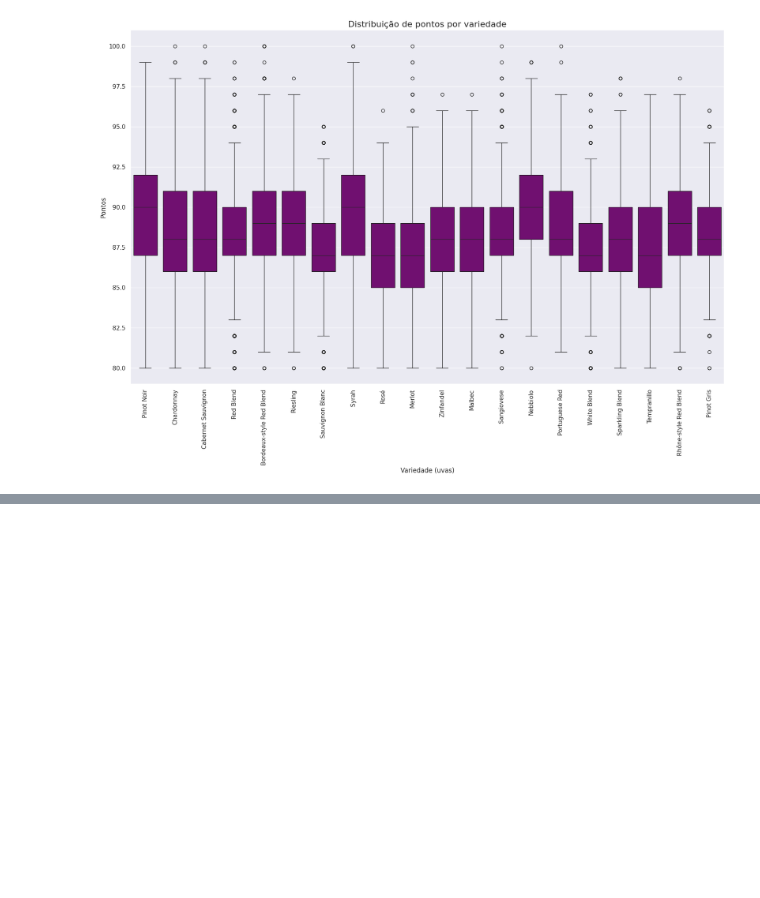
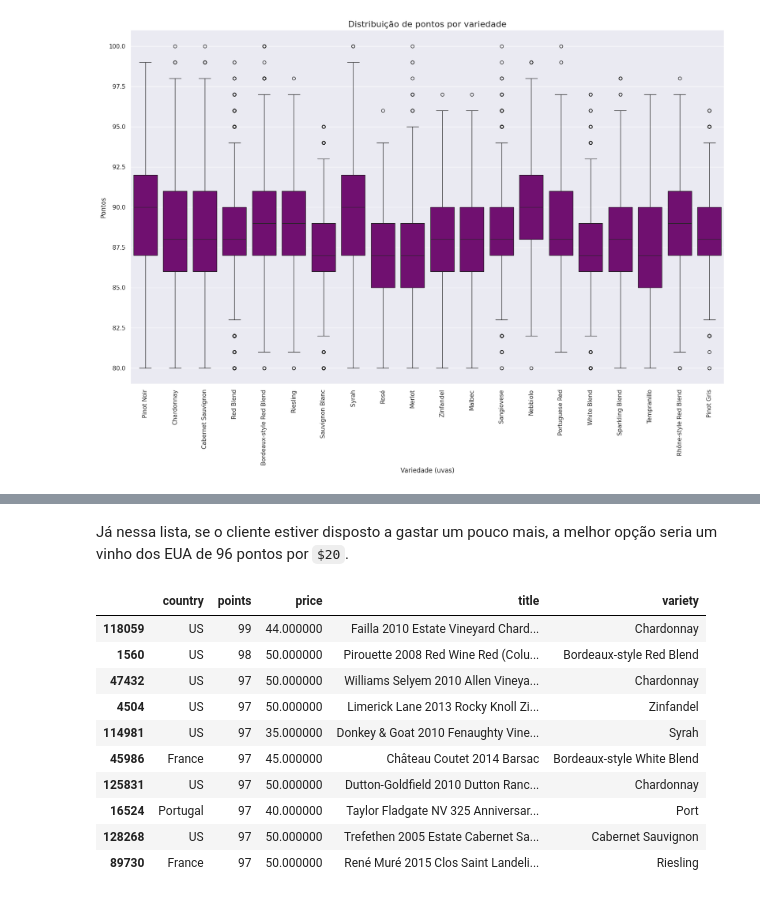
Before and after one commit to FTCLuis/Mineracao-de-Dados, a Jupyter notebook: Luis_Felipe_Laudacio.ipynb, the cells around one changed output, grey strips where cells are left out. Cells and saved outputs as stored; diff of their text form; code cells hidden in the pictures; blank space fills up the shorter version.

```diff
--- a/Luis_Felipe_Laudacio.ipynb
+++ b/Luis_Felipe_Laudacio.ipynb
@@ -514,0 +551,20 @@ vinho toda semana. Nossa tarefa agora é descobrir o melhor custo-benefício em
+# %% [markdown]
+Já nessa lista, se o cliente estiver disposto a gastar um pouco mais, a melhor opção seria um vinho dos EUA de 96 pontos por `$20`.
+# %%
+# top 10 com valor entre $30 e $50
+between_30_and_50 = df1.drop(["description", "province", "winery"], axis=1)
+between_30_and_50 = between_30_and_50.query("price > 30 and price <= 50")
+between_30_and_50 = between_30_and_50.sort_values(by="points", ascending=False)[:10]
+between_30_and_50.style.background_gradient(cmap='YlOrRd',high=0.5, subset=["price"])
+# %% [output]
+|  | country | points | price | title | variety |
+| 118059 | US | 99 | 44.000000 | Failla 2010 Estate Vineyard Chard... | Chardonnay |
+| 1560 | US | 98 | 50.000000 | Pirouette 2008 Red Wine Red (Colu... | Bordeaux-style Red Blend |
+| 47432 | US | 97 | 50.000000 | Williams Selyem 2010 Allen Vineya... | Chardonnay |
+| 4504 | US | 97 | 50.000000 | Limerick Lane 2013 Rocky Knoll Zi... | Zinfandel |
+| 114981 | US | 97 | 35.000000 | Donkey & Goat 2010 Fenaughty Vine... | Syrah |
+| 45986 | France | 97 | 45.000000 | Château Coutet 2014 Barsac | Bordeaux-style White Blend |
+| 125831 | US | 97 | 50.000000 | Dutton-Goldfield 2010 Dutton Ranc... | Chardonnay |
+| 16524 | Portugal | 97 | 40.000000 | Taylor Fladgate NV 325 Anniversar... | Port |
+| 128268 | US | 97 | 50.000000 | Trefethen 2005 Estate Cabernet Sa... | Cabernet Sauvignon |
+| 89730 | France | 97 | 50.000000 | René Muré 2015 Clos Saint Landeli... | Riesling |
```
Also changed, not shown: parts of 14 cells of this notebook.
